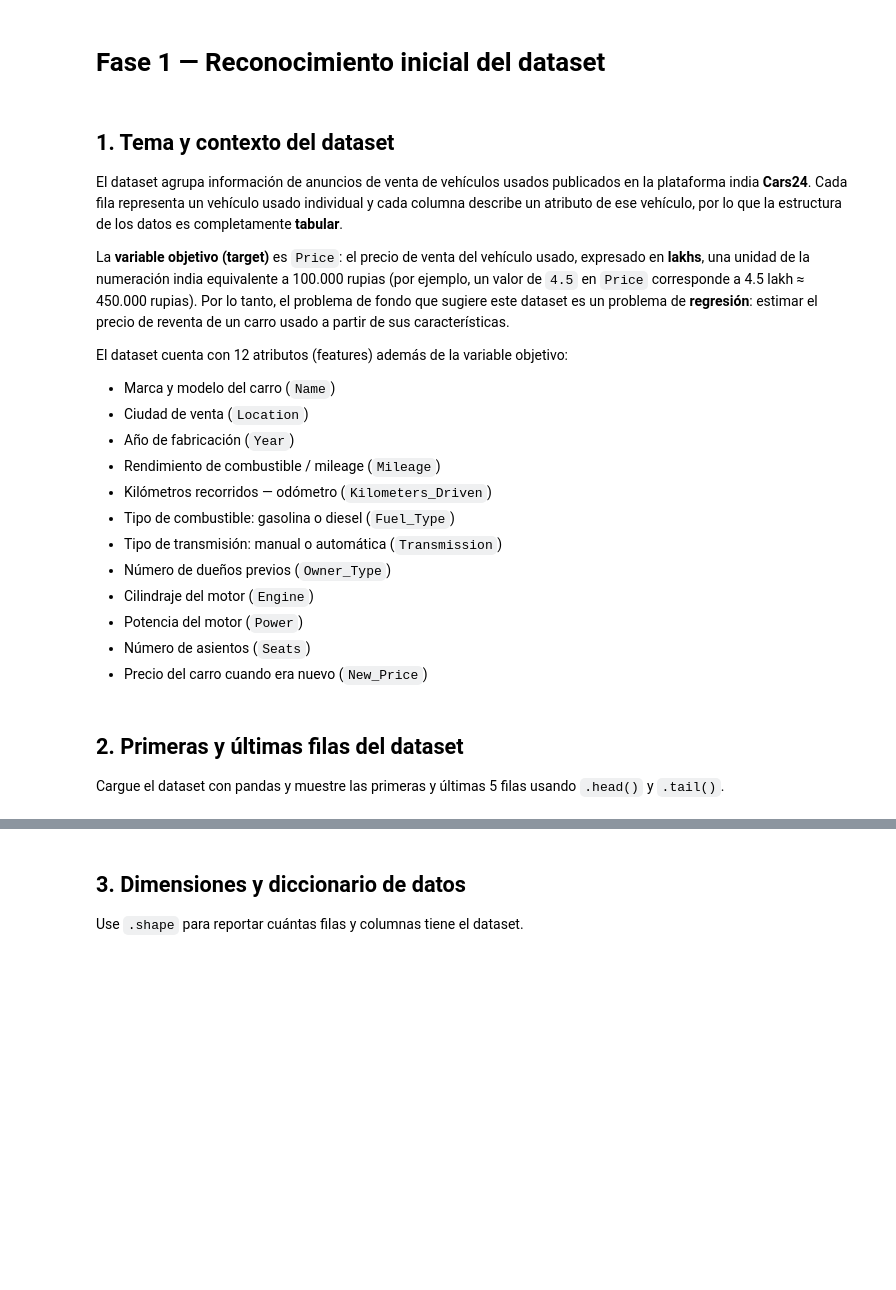
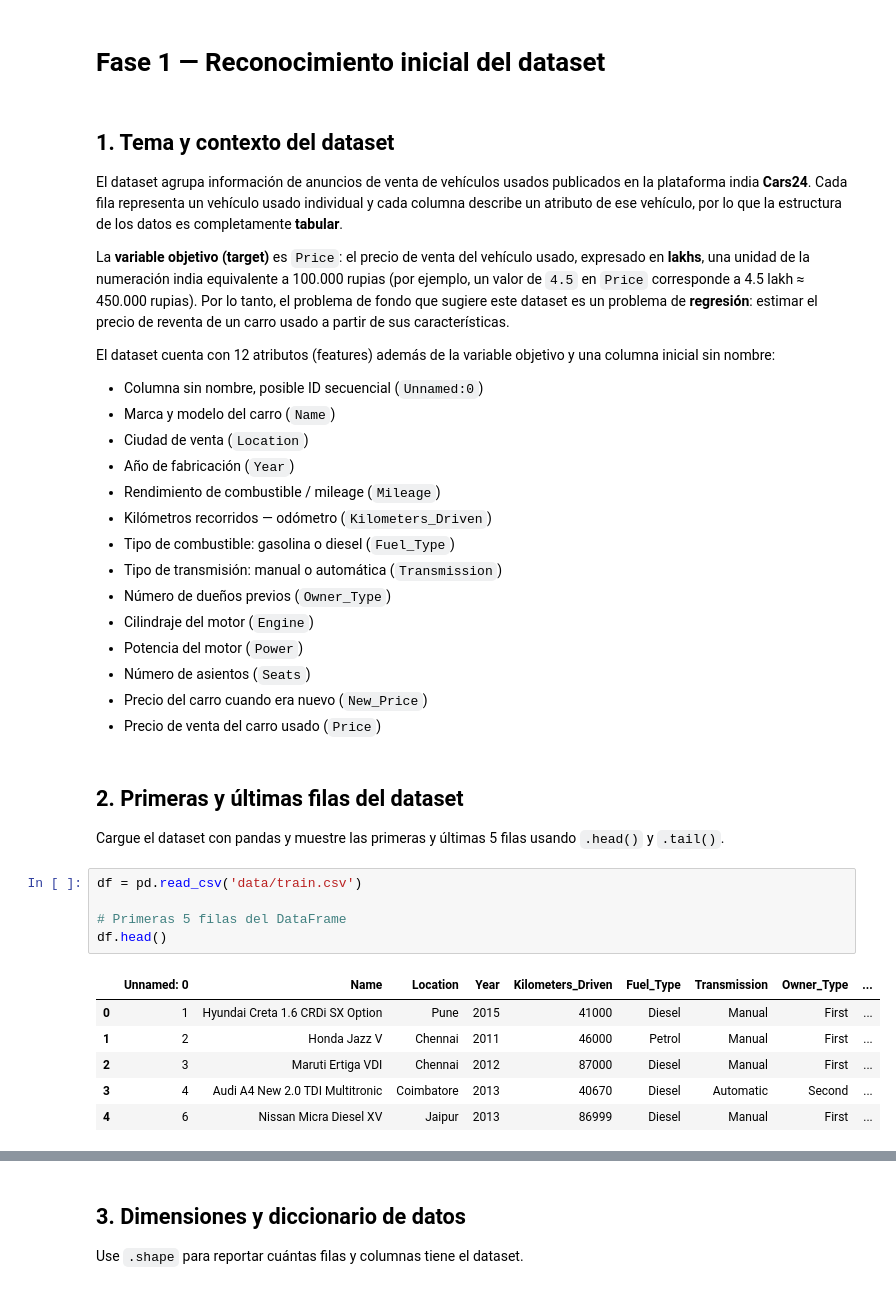
Before and after one commit to Jjes07/FundamentosML-Workshop1, a Jupyter notebook: EDA.ipynb, the cells around one changed output, grey strips where cells are left out. Saved outputs shown, nothing was run; the diff lists cells and outputs as text; blank space fills up the shorter version.

```diff
--- a/EDA.ipynb
+++ b/EDA.ipynb
@@ -46,8 +46,9 @@ El dataset agrupa información de anuncios de venta de vehículos usados publica
 
 La **variable objetivo (target)** es `Price`: el precio de venta del vehículo usado, expresado en **lakhs**, una unidad de la numeración india equivalente a 100.000 rupias (por ejemplo, un valor de `4.5` en `Price` corresponde a 4.5 lakh ≈ 450.000 rupias). Por lo tanto, el problema de fondo que sugiere este dataset es un problema de **regresión**: estimar el precio de reventa de un carro usado a partir de sus características.
 
-El dataset cuenta con 12 atributos (features) además de la variable objetivo:
+El dataset cuenta con 12 atributos (features) además de la variable objetivo y una columna inicial sin nombre:
 
+* Columna sin nombre, posible ID secuencial (`Unnamed:0`)
 * Marca y modelo del carro (`Name`)
 * Ciudad de venta (`Location`)
 * Año de fabricación (`Year`)
@@ -60,7 +61,20 @@ El dataset cuenta con 12 atributos (features) además de la variable objetivo:
 * Potencia del motor (`Power`)
 * Número de asientos (`Seats`)
 * Precio del carro cuando era nuevo (`New_Price`)
+* Precio de venta del carro usado (`Price`)
 # %% [markdown]
 ## 2. Primeras y últimas filas del dataset
 
 Cargue el dataset con pandas y muestre las primeras y últimas 5 filas usando `.head()` y `.tail()`.
+# %%
+df = pd.read_csv('data/train.csv')
+
+# Primeras 5 filas del DataFrame
+df.head()
+# %% [output]
+|  | Unnamed: 0 | Name | Location | Year | Kilometers_Driven | Fuel_Type | Transmission | Owner_Type | ... |
+| 0 | 1 | Hyundai Creta 1.6 CRDi SX Option | Pune | 2015 | 41000 | Diesel | Manual | First | ... |
+| 1 | 2 | Honda Jazz V | Chennai | 2011 | 46000 | Petrol | Manual | First | ... |
+| 2 | 3 | Maruti Ertiga VDI | Chennai | 2012 | 87000 | Diesel | Manual | First | ... |
+| 3 | 4 | Audi A4 New 2.0 TDI Multitronic | Coimbatore | 2013 | 40670 | Diesel | Automatic | Second | ... |
+| 4 | 6 | Nissan Micra Diesel XV | Jaipur | 2013 | 86999 | Diesel | Manual | First | ... |
```
Also changed, not shown: parts of 14 cells of this notebook.
